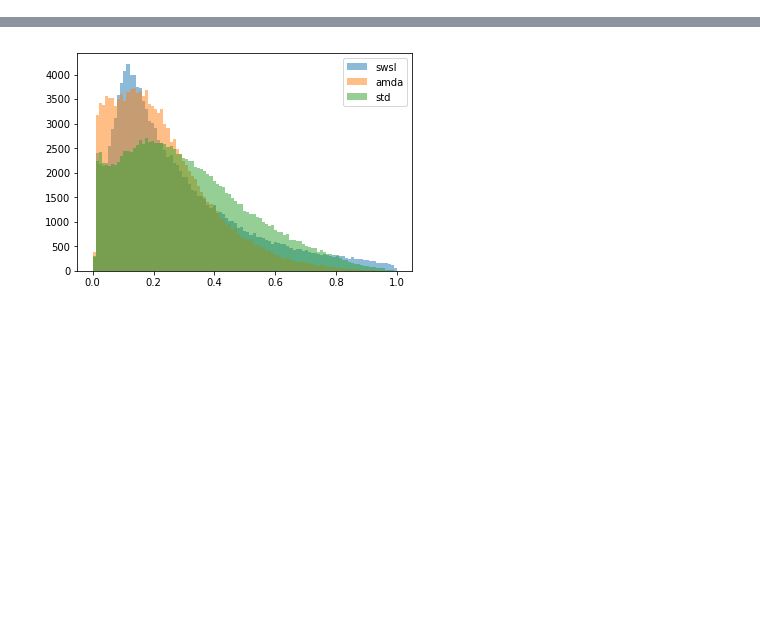
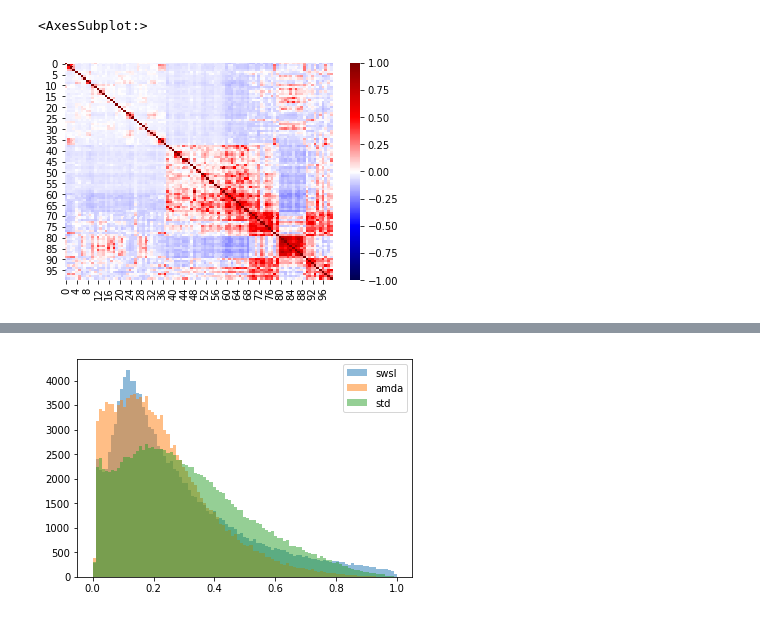
Before and after one commit to shashankskagnihotri/plots, a Jupyter notebook: clean_plots/3softdistr.ipynb, the cells around one changed output, grey strips where cells are left out. Cells and saved outputs as stored; diff of their text form; code cells hidden in the pictures; blank space fills up the shorter version.

```diff
--- a/clean_plots/3softdistr.ipynb
+++ b/clean_plots/3softdistr.ipynb
@@ -30,9 +36,9 @@ dm_train = ShiftDataModule("imagenet", path)
 dm_train.setup("fit")
 # %%
 class SoftProbDataset:
-    def __init__(self, activations_path, T, dataset_path=img100_path):
+    def __init__(self, activations_path, T, dataset_path=img100_train_path):
         self.dataset = ImageFolder(dataset_path)
-        self.activations = create_teacher(num_classes=100, activations_path=activations_path, imagenet_subset=True)
+        self.activations = create_teacher(num_classes=100, activations_path=activations_path)
         self.T = T
 
     def __getitem__(self, idx):
@@ -40,7 +46,24 @@ class SoftProbDataset:
         pred = self.activations(torch.tensor(idx), None)
         probs = torch.softmax(pred / self.T, 0)
 
-        return label, probs[label], probs.max()
+        return idx, label, probs, probs.max()
 
     def __len__(self):
         return len(self.dataset)
+# %%
+def gather_samples(loader, num_samples=300, sort=False):
+    rows = []
+    for row_num, (_, _, probs, _) in enumerate(loader):
+        row = probs.numpy()
+
+        if sort:
+            row = np.sort(row, axis=1)
+
+        rows.extend(row)
+
+        if row_num == num_samples - 1:
+            break
+    return pd.DataFrame.from_records(rows)
+
+def plot_corr(*loader):
+    num_plots = loader()
@@ -46,0 +113,10 @@ class SoftProbDataset:
+# %%
+dataset_amda = SoftProbDataset(data_amda_path, 4)
+loader_amda = DataLoader(dataset_amda, batch_size=256, num_workers=3)
+df = gather_samples(loader_amda)
+df_corr = df.corr()
+# plt.imshow(df_corr, cmap=cm.seismic)
+sns.heatmap(df_corr, vmin=-1, vmax=1, cmap=cm.seismic)
+# %% [output]
+<AxesSubplot:>
+[figure, added]
```
Also changed, not shown: parts of 11 cells of this notebook, 31 other files.
